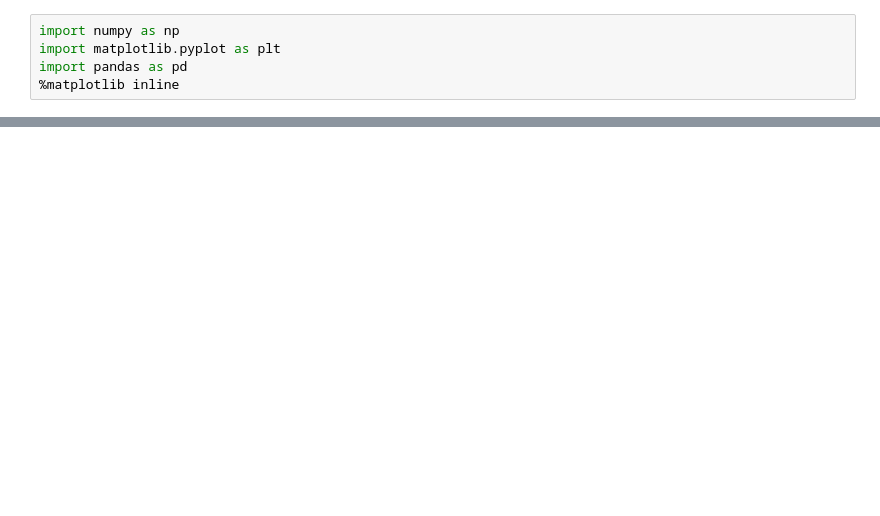
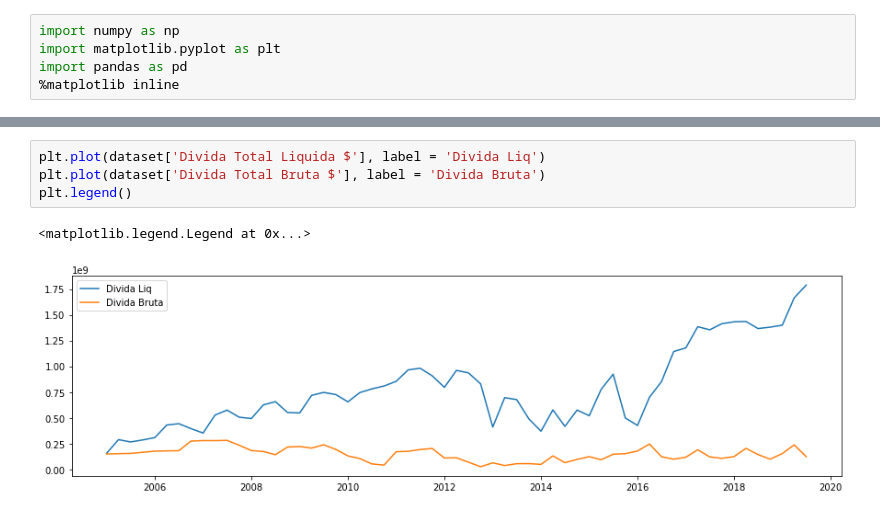
Before and after one commit to GuiMend/stock-prediction-rnn-fundamentals, a Jupyter notebook: Data cleaning.ipynb, the cells around one changed output, grey strips where cells are left out. Saved outputs shown, nothing was run; the diff lists cells and outputs as text; blank space fills up the shorter version.

```diff
--- a/Data cleaning.ipynb
+++ b/Data cleaning.ipynb
@@ -37,0 +40,7 @@ dataset.head()
+# %%
+plt.plot(dataset['Divida Total Liquida $'], label = 'Divida Liq')
+plt.plot(dataset['Divida Total Bruta $'], label = 'Divida Bruta')
+plt.legend()
+# %% [output]
+<matplotlib.legend.Legend at 0x...>
+[figure, added]
```
Also changed, not shown: parts of 3 cells of this notebook.
